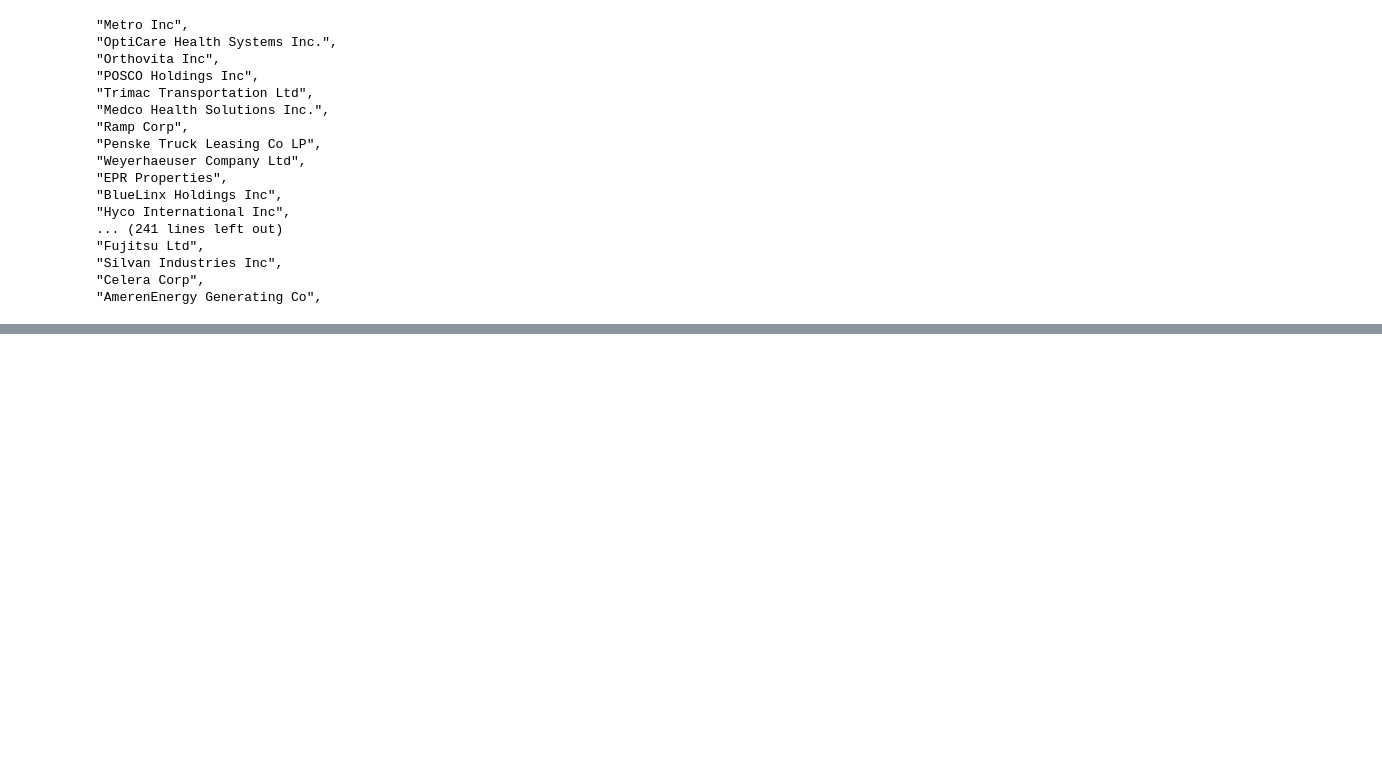
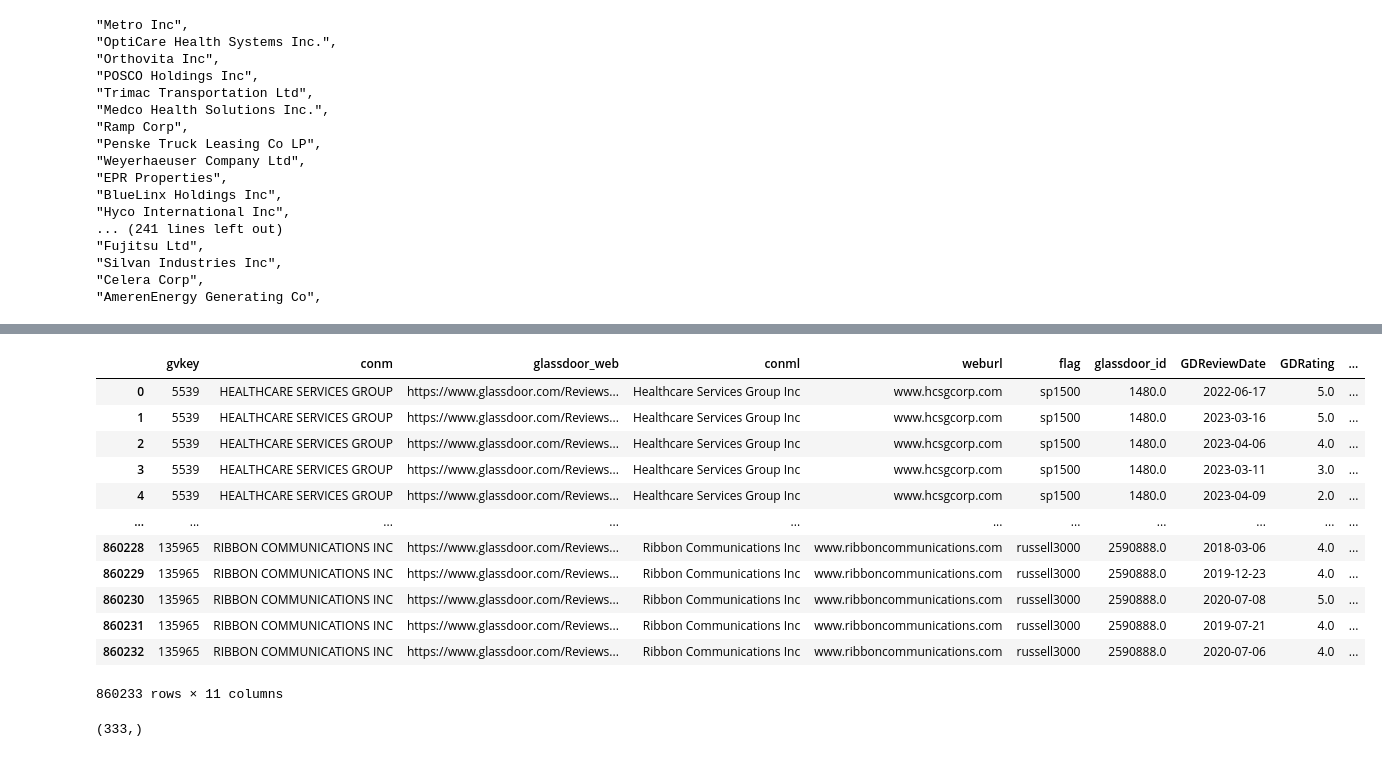
Before and after one commit to wangyouan/glassdoor-server, a Jupyter notebook: JupyterLabs/QueryFirmReviewAddress.ipynb, the cells around one changed output, grey strips where cells are left out. Drawn from its saved outputs; the diff is of its cells as text; code cells hidden in the pictures; blank space fills up the shorter version.

Commit message:
check glassdoor data

```diff
--- a/JupyterLabs/QueryFirmReviewAddress.ipynb
+++ b/JupyterLabs/QueryFirmReviewAddress.ipynb
@@ -356,0 +365,11 @@ AmerenEnergy Generating Co'''.split('\n')]))
+# %%
+def extract_glassdoor_company_id(url):
+    if not isinstance(url, str) or pd.isna(url):
+        return None
+    match = re.search(r'-E(\d+)\.htm', url)
+    if match:
+        return int(match.group(1))
+    return None
+# %%
+glassdoor_url = pd.read_excel(os.path.join(const.TEMP_PATH, '20250625_ue_with_glassdoor_web_fill_miss.xlsx'))
+glassdoor_url['glassdoor_id'] = glassdoor_url['glassdoor_web'].apply(extract_glassdoor_company_id)
@@ -356,0 +392,24 @@ AmerenEnergy Generating Co'''.split('\n')]))
+# %%
+df.rename(columns={'公司代码': 'glassdoor_id', '评论日期': 'GDReviewDate', '评分': 'GDRating', '评论标题': 'GDReviewTitle', '索引编号': 'GDIndex'}, inplace=True)
+# %%
+glassdoor_with_comments = glassdoor_url.merge(df, on=['glassdoor_id'], how='inner')
+# %%
+glassdoor_with_comments
+# %% [output]
+|  | gvkey | conm | glassdoor_web | conml | weburl | flag | glassdoor_id | GDReviewDate | GDRating | ... |
+| 0 | 5539 | HEALTHCARE SERVICES GROUP | https://www.glassdoor.com/Reviews... | Healthcare Services Group Inc | www.hcsgcorp.com | sp1500 | 1480.0 | 2022-06-17 | 5.0 | ... |
+| 1 | 5539 | HEALTHCARE SERVICES GROUP | https://www.glassdoor.com/Reviews... | Healthcare Services Group Inc | www.hcsgcorp.com | sp1500 | 1480.0 | 2023-03-16 | 5.0 | ... |
+| 2 | 5539 | HEALTHCARE SERVICES GROUP | https://www.glassdoor.com/Reviews... | Healthcare Services Group Inc | www.hcsgcorp.com | sp1500 | 1480.0 | 2023-04-06 | 4.0 | ... |
+| 3 | 5539 | HEALTHCARE SERVICES GROUP | https://www.glassdoor.com/Reviews... | Healthcare Services Group Inc | www.hcsgcorp.com | sp1500 | 1480.0 | 2023-03-11 | 3.0 | ... |
+| 4 | 5539 | HEALTHCARE SERVICES GROUP | https://www.glassdoor.com/Reviews... | Healthcare Services Group Inc | www.hcsgcorp.com | sp1500 | 1480.0 | 2023-04-09 | 2.0 | ... |
+| ... | ... | ... | ... | ... | ... | ... | ... | ... | ... | ... |
+| 860228 | 135965 | RIBBON COMMUNICATIONS INC | https://www.glassdoor.com/Reviews... | Ribbon Communications Inc | www.ribboncommunications.com | russell3000 | 2590888.0 | 2018-03-06 | 4.0 | ... |
+| 860229 | 135965 | RIBBON COMMUNICATIONS INC | https://www.glassdoor.com/Reviews... | Ribbon Communications Inc | www.ribboncommunications.com | russell3000 | 2590888.0 | 2019-12-23 | 4.0 | ... |
+| 860230 | 135965 | RIBBON COMMUNICATIONS INC | https://www.glassdoor.com/Reviews... | Ribbon Communications Inc | www.ribboncommunications.com | russell3000 | 2590888.0 | 2020-07-08 | 5.0 | ... |
+| 860231 | 135965 | RIBBON COMMUNICATIONS INC | https://www.glassdoor.com/Reviews... | Ribbon Communications Inc | www.ribboncommunications.com | russell3000 | 2590888.0 | 2019-07-21 | 4.0 | ... |
+| 860232 | 135965 | RIBBON COMMUNICATIONS INC | https://www.glassdoor.com/Reviews... | Ribbon Communications Inc | www.ribboncommunications.com | russell3000 | 2590888.0 | 2020-07-06 | 4.0 | ... |
+860233 rows × 11 columns
+# %%
+glassdoor_with_comments['gvkey'].drop_duplicates().shape
+# %% [output]
+(333,)
```
Also changed, not shown: parts of 4 cells of this notebook, 1 other file.
